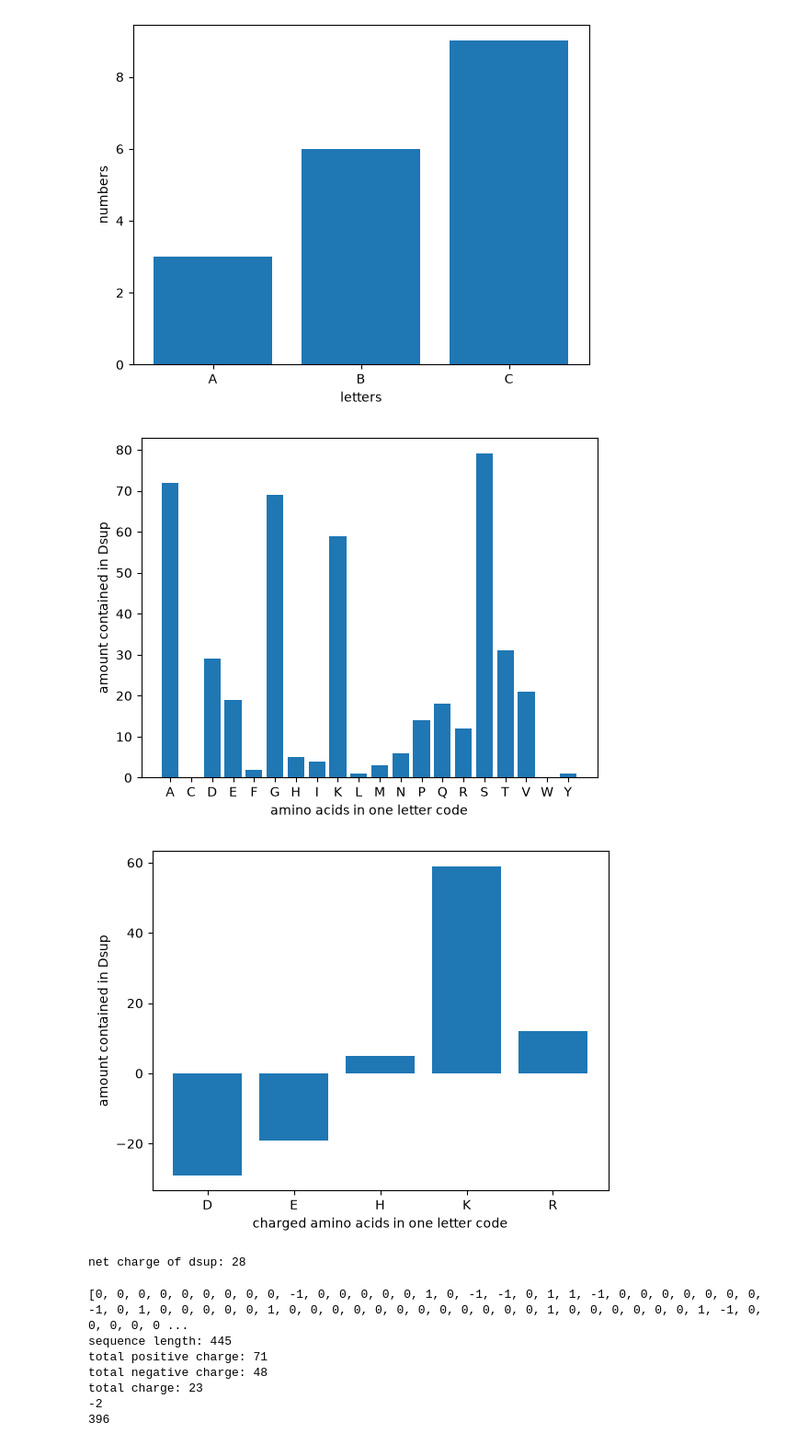
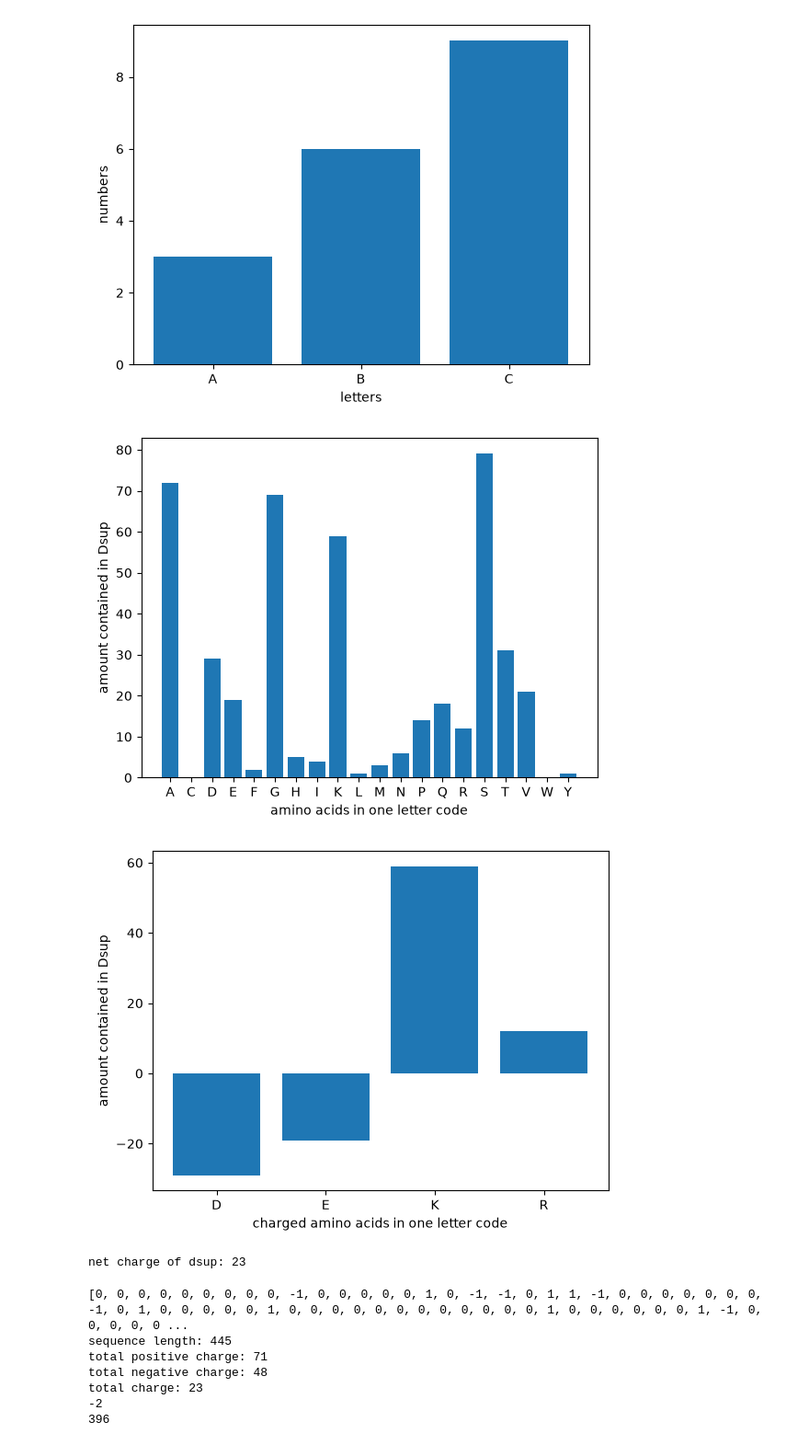
Before and after one commit to miritiede/Tardigrade-Dsup, a Jupyter notebook: sandbox/00_biopython_basics.ipynb, the cells around one changed output. Shown at 92% size. Saved outputs shown, nothing was run; the diff lists cells and outputs as text; code cells hidden in the pictures.

```diff
--- a/sandbox/00_biopython_basics.ipynb
+++ b/sandbox/00_biopython_basics.ipynb
@@ -74,28 +74,28 @@ plt.show()
 # %%
 import matplotlib.pyplot as plt
 
 all_AS = ["A", "C", "D", "E", "F", "G", "H", "I", "K", "L", "M", "N", "P", "Q", "R", "S", "T", "V", "W", "Y"]
 amount_AS = [72, 0, 29, 19, 2, 69, 5, 4, 59, 1, 3, 6, 14, 18, 12, 79, 31, 21, 0, 1]
 
 plt.bar(all_AS, amount_AS)
 plt.xlabel("amino acids in one letter code")
 plt.ylabel("amount contained in Dsup")
 plt.show()
 
-charged_AS = ["D", "E", "H", "K", "R"]
-amount_cAS = [-29, -19, 5, 59, 12]
+charged_AS = ["D", "E", "K", "R"]
+amount_cAS = [-29, -19, 59, 12]
 
 plt.bar(charged_AS, amount_cAS)
 plt.xlabel("charged amino acids in one letter code")
 plt.ylabel("amount contained in Dsup")
 plt.show()
 
-netcharge = -29 + (-19) + 5 + 59 + 12  # ignore histidin since its at pH 7 mostly neutral charged?
+netcharge = -29 + (-19)  + 59 + 12  # ignore histidin since its at pH 7 mostly neutral charged?
 print("net charge of dsup:", netcharge)
 # %% [output]
 [figure]
-[figure, old version]
+[figure, new version]
-net charge of dsup: 28
+net charge of dsup: 23
 # %%
 import matplotlib.pyplot as plt
 import numpy as np
```
Also changed, not shown: parts of 3 cells of this notebook, 1 other file.
